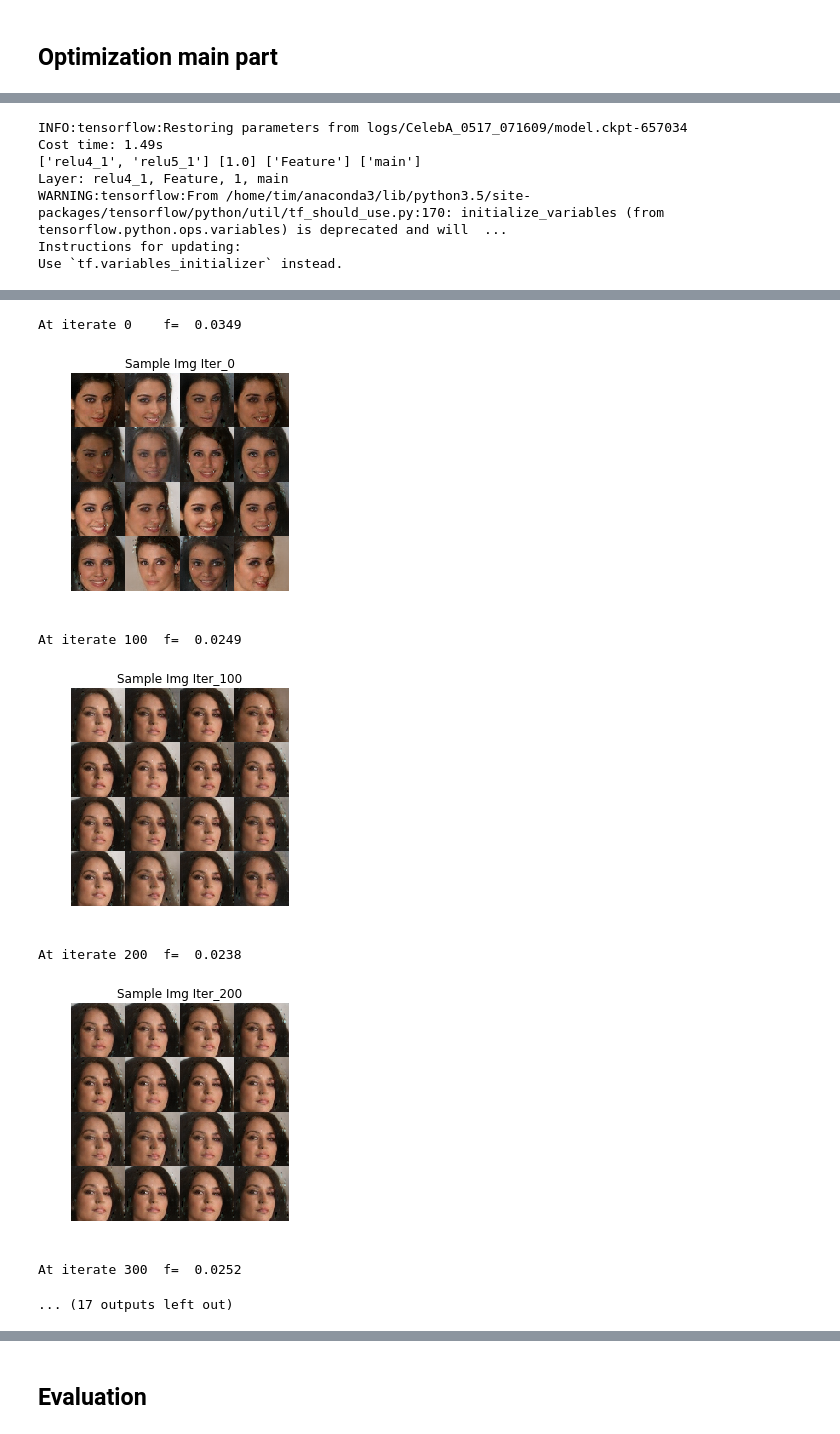
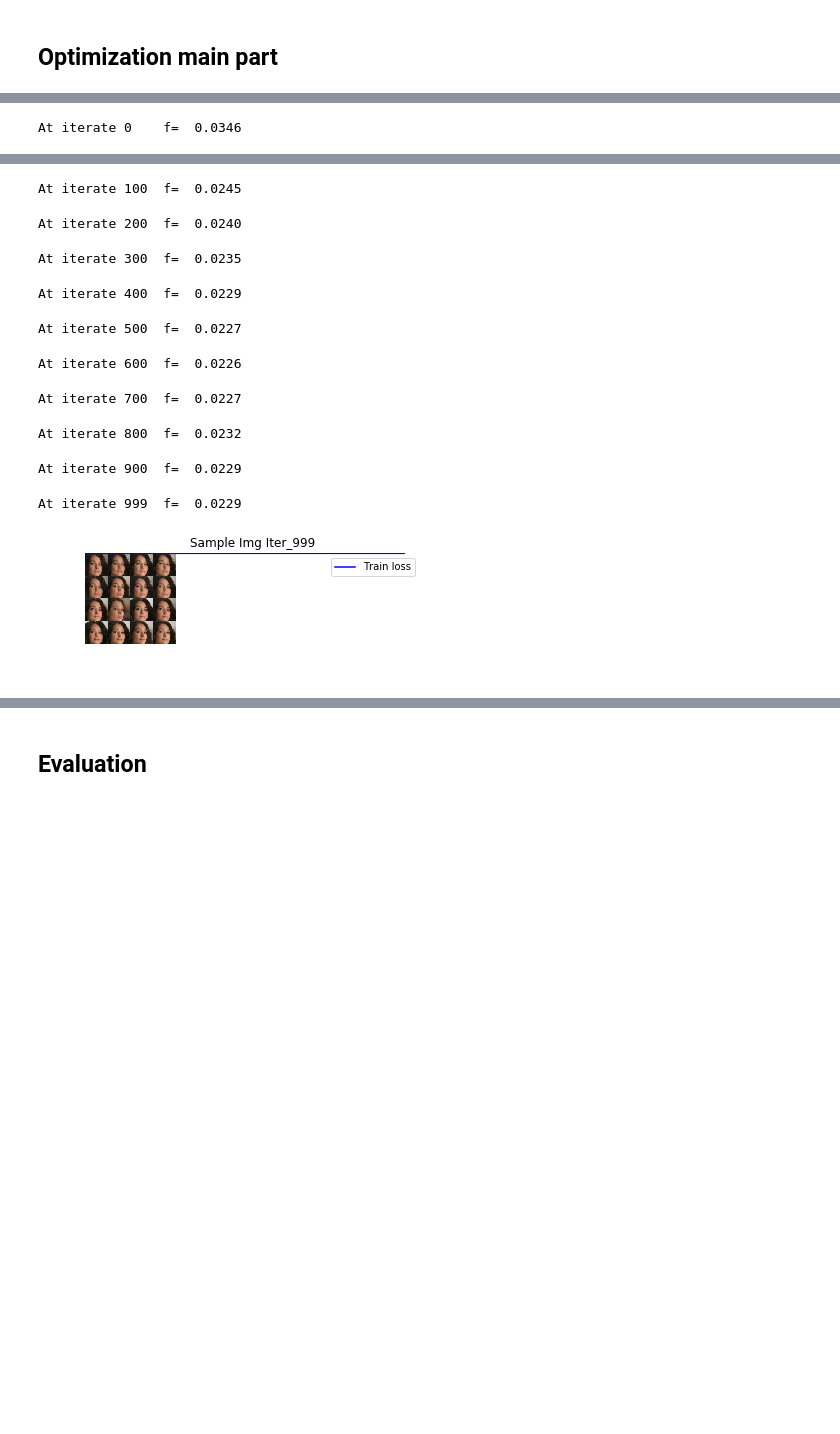
Before and after one commit to KJLiu/ImageParaphrasing, a Jupyter notebook: ImageParaphrasing.ipynb, the cells around one changed output, grey strips where cells are left out. Cells and saved outputs as stored; diff of their text form; code cells hidden in the pictures; blank space fills up the shorter version.

```diff
--- a/ImageParaphrasing.ipynb
+++ b/ImageParaphrasing.ipynb
@@ -20,11 +20,11 @@ from nets import *
 
 
 # Hyperparameter for Part Change
-SHOW_IMAGE = True
+SHOW_IMAGE = False
 npx_list = [64]
 # lr_list = [8e-3 * 2**i for i in range(-6,7)]
-lr_list = [9e-2]
-# lr_list = [1e-1]
+lr_list = [9e-2] # For adam
+# lr_list = [1e3] # For sgd [1e3] or [1e2]
 max_step_list = [1000]
 main_coef_list = [1.]
 mask_pos_list = [None]
@@ -74,7 +74,7 @@ hyper_lists=[npx_list
            ,mask_prob_list
            ,mask_types_list
             ]
-result_path = 'Results'
+result_path = 'Results_sgd'
 Dataset = 'CelebA'
 # n_list = [str(i) for i in np.random.randint(10000, size=1)]
 # n_list = ['0001256'] #Red bed
@@ -187,11 +187,24 @@ for idx, hyperparameters in enumerate(itertools.product(*hyper_lists)):
 
     if len(content_img_paths) > 1:
         content_img_orig_grid = color_grid_vis(content_img_orig)
-        plot_img(content_img_orig_grid/255., title='Content Img', save_path=os.path.join(root_path, 'content_img_original.jpg'))
+        plot_img(content_img_orig_grid/255.
+                 ,title='Content Img'
+                 ,save_path=os.path.join(root_path, 'content_img_original.jpg')
+                 ,show = SHOW_IMAGE
+                )
     else:
         content_img_orig_grid = content_img_orig
-        plot_img(content_img_orig/255., title='Content Img', save_path=os.path.join(root_path, 'content_img_original.jpg'))
-        plot_img(content_img_orig * mask / 255., title='Masked Content Img', save_path=os.path.join(root_path, 'masked_ContImg.jpg'))
+        plot_img(content_img_orig/255.
+                 ,title='Content Img'
+                 ,save_path=os.path.join(root_path, 'content_img_original.jpg')
+                 ,show = SHOW_IMAGE
+                 )
+
+        plot_img(content_img_orig * mask / 255.
+                 ,title='Masked Content Img'
+                 ,save_path=os.path.join(root_path, 'masked_ContImg.jpg')
+                 ,show = SHOW_IMAGE
+                )
 
 
 
@@ -280,6 +293,7 @@ for idx, hyperparameters in enumerate(itertools.product(*hyper_lists)):
 
     with tf.variable_scope('adam_optimizer') as vs:
         optimizer = tf.train.AdamOptimizer(lr, beta1=b1, beta2=b2)
+        #optimizer = tf.train.GradientDescentOptimizer(lr)
 #         optimizer = tf.train.RMSPropOptimizer(lr)
 
         gvs = optimizer.compute_gradients(L_total, var_list=[init_z])
@@ -295,7 +309,11 @@ for idx, hyperparameters in enumerate(itertools.product(*hyper_lists)):
     i = sess.run(init_img)
     grid_imgs = color_grid_vis(i)
     rand = str(np.random.randint(10000))
-    plot_img(my_post(grid_imgs), title='Sample Img Init', save_path=os.path.join(root_path, 'samples_init.jpg'))
+    plot_img(my_post(grid_imgs)
+             ,title='Sample Img Init'
+             ,save_path=os.path.join(root_path, 'samples_init.jpg')
+             ,show=SHOW_IMAGE
+            )
     train_loss = []
     for iterations in trange(max_step):
         sess.run(train_op)
@@ -308,7 +326,11 @@ for idx, hyperparameters in enumerate(itertools.product(*hyper_lists)):
             print("At iterate {}\tf=  {:.4f}".format(iterations, curr_loss))
 #             loss = sess.run(loss_collections)
 #             print(loss)
-            plot_img(my_post(grid_imgs), title='Sample Img Iter_%d'%iterations, save_path=os.path.join(root_path, 'samples_iter_%d.png'%iterations))
+            plot_img(my_post(grid_imgs)
+                     ,title='Sample Img Iter_%d'%iterations
+                     ,save_path=os.path.join(root_path, 'samples_iter_%d.png'%iterations)
+                     ,show=SHOW_IMAGE
+                    )
         if iterations > 99:
             if iterations % 100 == 0:
                 alpha_var.assign(sess.run(alpha_var) * 1)
@@ -316,7 +338,11 @@ for idx, hyperparameters in enumerate(itertools.product(*hyper_lists)):
     grid_imgs = color_grid_vis(img)
 
     print("At iterate {}\tf=  {:.4f}".format(iterations, curr_loss))
-    plot_img(my_post(grid_imgs), title='Sample Img Iter_%d'%iterations, save_path=os.path.join(root_path, 'samples_iter_%d.png'%iterations))
+    plot_img(my_post(grid_imgs)
+             ,title='Sample Img Iter_%d'%iterations
+             ,save_path=os.path.join(root_path, 'samples_iter_%d.png'%iterations)
+             ,show=SHOW_IMAGE
+            )
 
     ########################### Plot final learning result & write to file #####################
     plt.plot(np.arange(len(train_loss)) * 100, train_loss, color='blue', label='Train loss')
@@ -339,7 +370 @@ Hyperparameters: (64, 0.09, 1000, 1.0, None, 0.0, 0.0, 0.0, ['relu4_1', 'relu5_1
-INFO:tensorflow:Restoring parameters from logs/CelebA_0517_071609/model.ckpt-657034
-Cost time: 1.49s
-['relu4_1', 'relu5_1'] [1.0] ['Feature'] ['main']
-Layer: relu4_1, Feature, 1, main
-WARNING:tensorflow:From /home/tim/anaconda3/lib/python3.5/site-packages/tensorflow/python/util/tf_should_use.py:170: initialize_variables (from tensorflow.python.ops.variables) is deprecated and will  ...
-Instructions for updating:
-Use `tf.variables_initializer` instead.
+At iterate 0    f=  0.0346
@@ -347,8 +371,11 @@ Use `tf.variables_initializer` instead.
-At iterate 0    f=  0.0349
+At iterate 100  f=  0.0245
-[figure, removed]
-At iterate 100  f=  0.0249
+At iterate 200  f=  0.0240
-[figure, removed]
-At iterate 200  f=  0.0238
+At iterate 300  f=  0.0235
-[figure, removed]
-At iterate 300  f=  0.0252
+At iterate 400  f=  0.0229
-... (17 outputs left out)
+At iterate 500  f=  0.0227
+At iterate 600  f=  0.0226
+At iterate 700  f=  0.0227
+At iterate 800  f=  0.0232
+At iterate 900  f=  0.0229
+At iterate 999  f=  0.0229
+[figure, new version]
```
Also changed, not shown: parts of 6 cells of this notebook, 6 other files.
